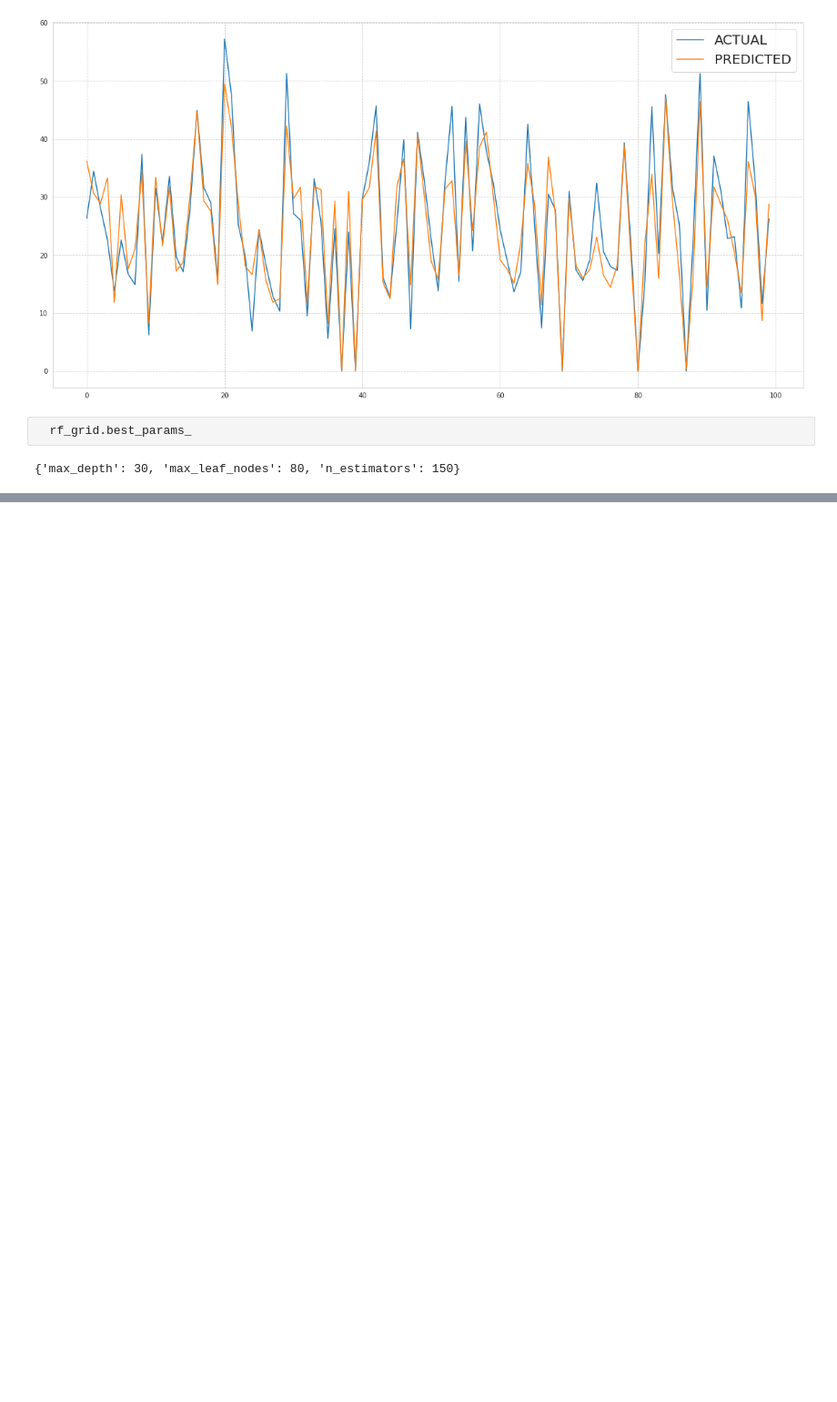
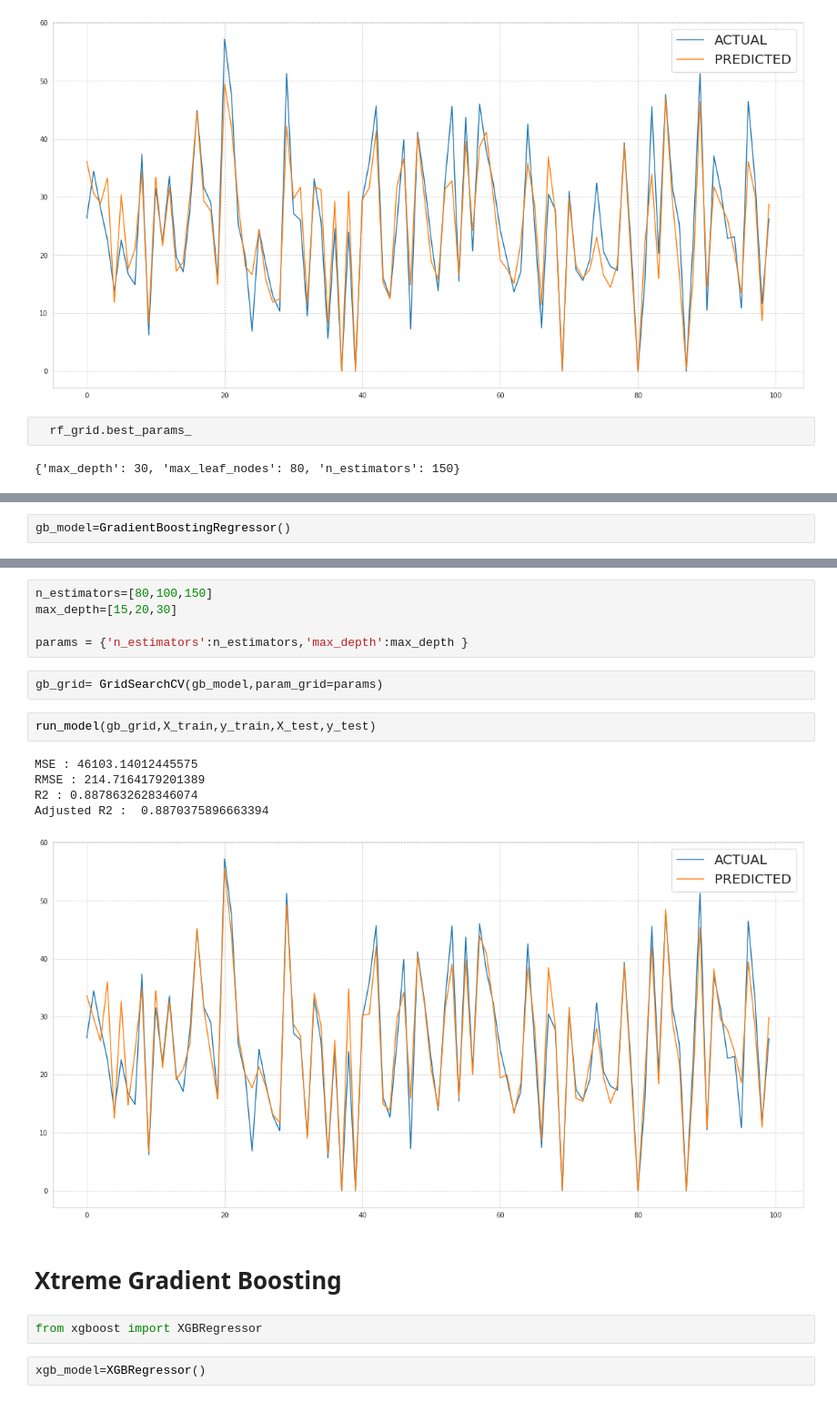
Before and after one commit to Aaryant31/Bike-Sharing-Demand-Prediction, a Jupyter notebook: Rahul_Kumar_soni_Notebook_Bike_Sharing_Demand_Prediction_Capstone_Project.ipynb, the cells around one changed output, grey strips where cells are left out. Shown at 91% size. Cells and saved outputs as stored; diff of their text form; blank space fills up the shorter version.

```diff
--- a/Rahul_Kumar_soni_Notebook_Bike_Sharing_Demand_Prediction_Capstone_Project.ipynb
+++ b/Rahul_Kumar_soni_Notebook_Bike_Sharing_Demand_Prediction_Capstone_Project.ipynb
@@ -503,0 +512,2 @@ Adjusted R2 :  0.8528681995034395
+# %%
+gb_model=GradientBoostingRegressor()
@@ -503,0 +534,21 @@ Adjusted R2 :  0.8528681995034395
+# %%
+n_estimators=[80,100,150]
+max_depth=[15,20,30]
+
+params = {'n_estimators':n_estimators,'max_depth':max_depth }
+# %%
+gb_grid= GridSearchCV(gb_model,param_grid=params)
+# %%
+run_model(gb_grid,X_train,y_train,X_test,y_test)
+# %% [output]
+MSE : 46103.14012445575
+RMSE : 214.7164179201389
+R2 : 0.8878632628346074
+Adjusted R2 :  0.8870375896663394
+[figure, added]
+# %% [markdown]
+# Xtreme Gradient Boosting
+# %%
+from xgboost import XGBRegressor
+# %%
+xgb_model=XGBRegressor()
```
Also changed, not shown: parts of 9 cells of this notebook.
